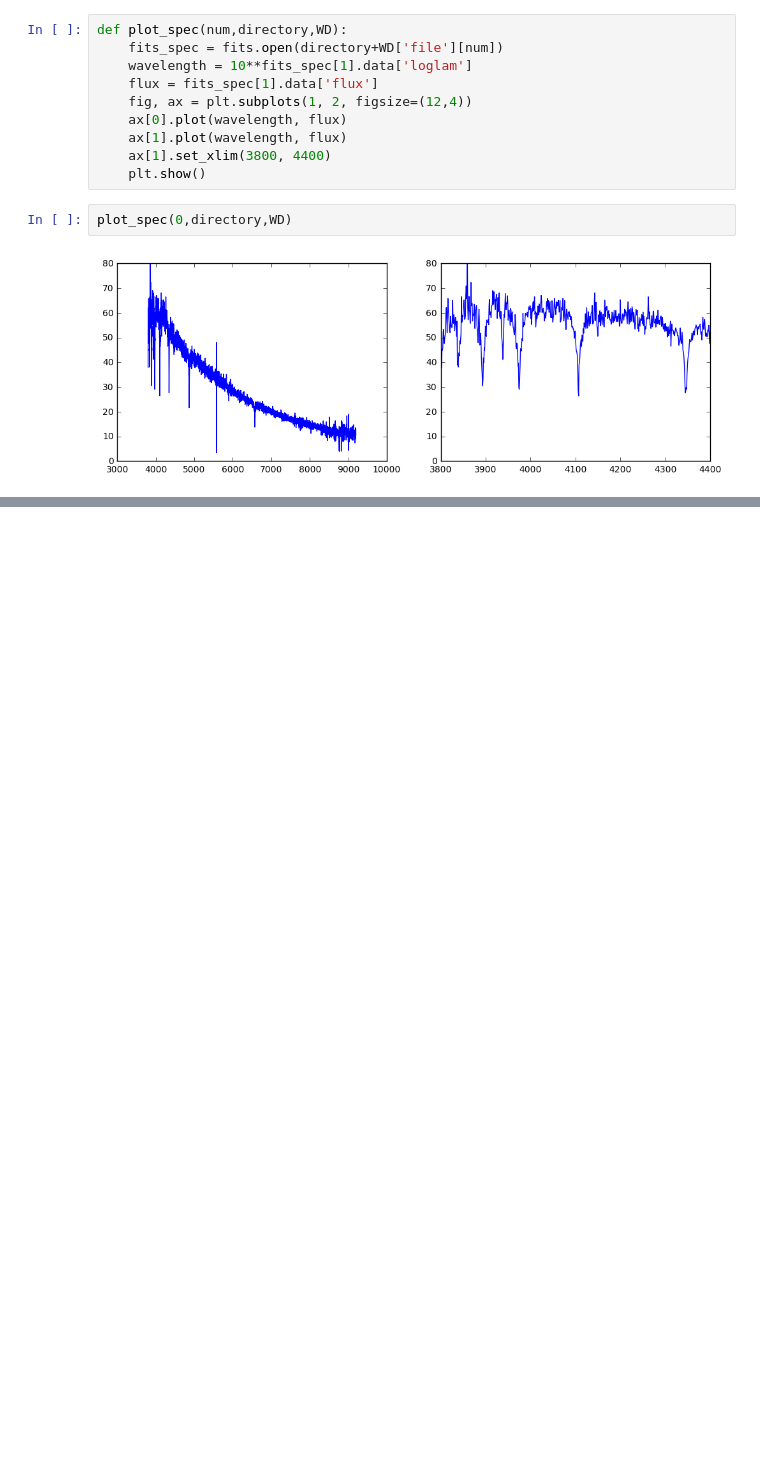
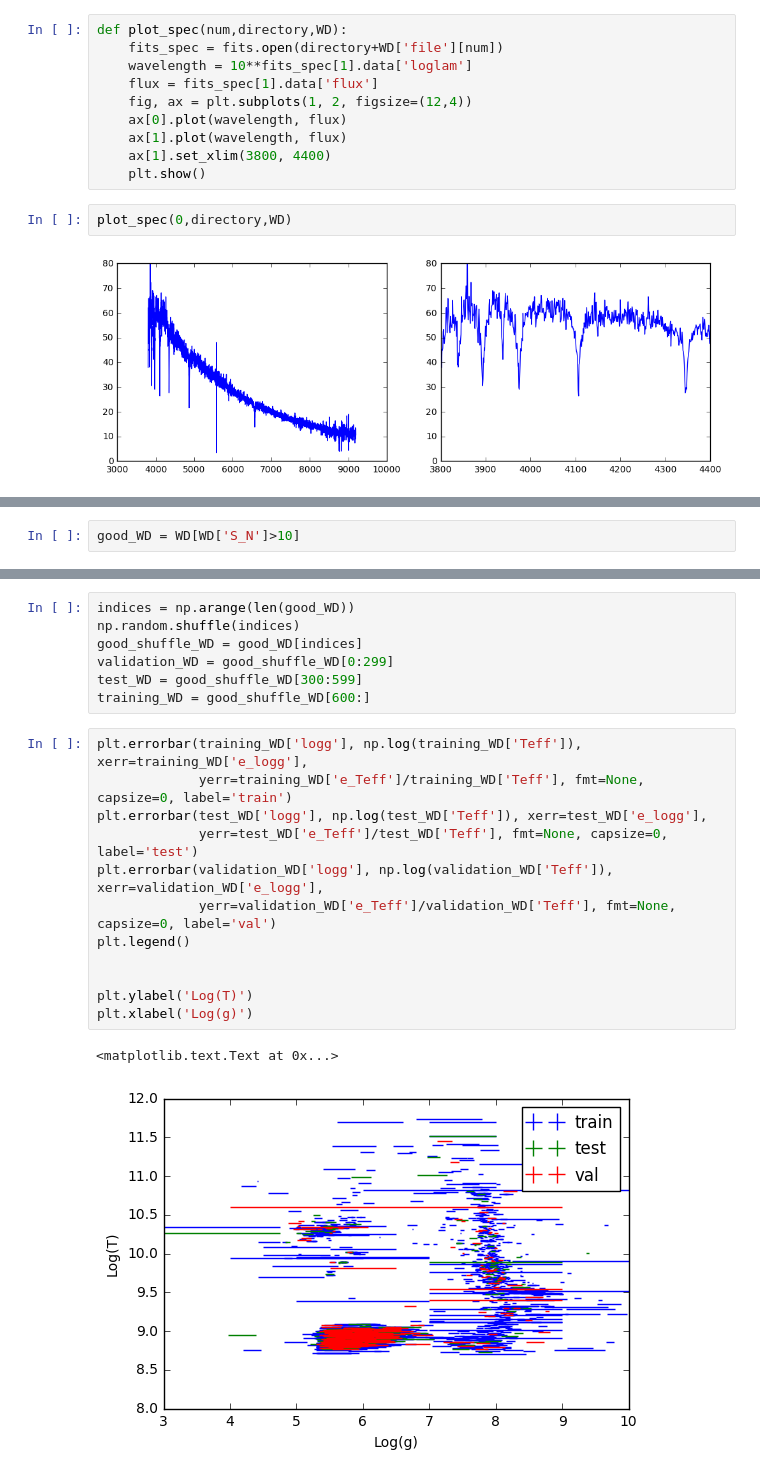
Before and after one commit to astrophysically/WDSpectralFitting, a Jupyter notebook: WD Spectra.ipynb, the cells around one changed output, grey strips where cells are left out. Saved outputs shown, nothing was run; the diff lists cells and outputs as text; blank space fills up the shorter version.

```diff
--- a/WD Spectra.ipynb
+++ b/WD Spectra.ipynb
@@ -121,0 +129,2 @@ plot_spec(0,directory,WD)
+# %%
+good_WD = WD[WD['S_N']>10]
@@ -121,0 +145,22 @@ plot_spec(0,directory,WD)
+# %%
+indices = np.arange(len(good_WD))
+np.random.shuffle(indices)
+good_shuffle_WD = good_WD[indices]
+validation_WD = good_shuffle_WD[0:299]
+test_WD = good_shuffle_WD[300:599]
+training_WD = good_shuffle_WD[600:]
+# %%
+plt.errorbar(training_WD['logg'], np.log(training_WD['Teff']), xerr=training_WD['e_logg'],
+             yerr=training_WD['e_Teff']/training_WD['Teff'], fmt=None, capsize=0, label='train')
+plt.errorbar(test_WD['logg'], np.log(test_WD['Teff']), xerr=test_WD['e_logg'],
+             yerr=test_WD['e_Teff']/test_WD['Teff'], fmt=None, capsize=0, label='test')
+plt.errorbar(validation_WD['logg'], np.log(validation_WD['Teff']), xerr=validation_WD['e_logg'],
+             yerr=validation_WD['e_Teff']/validation_WD['Teff'], fmt=None, capsize=0, label='val')
+plt.legend()
+
+
+plt.ylabel('Log(T)')
+plt.xlabel('Log(g)')
+# %% [output]
+<matplotlib.text.Text at 0x...>
+[figure, added]
```
Also changed, not shown: parts of 5 cells of this notebook.
